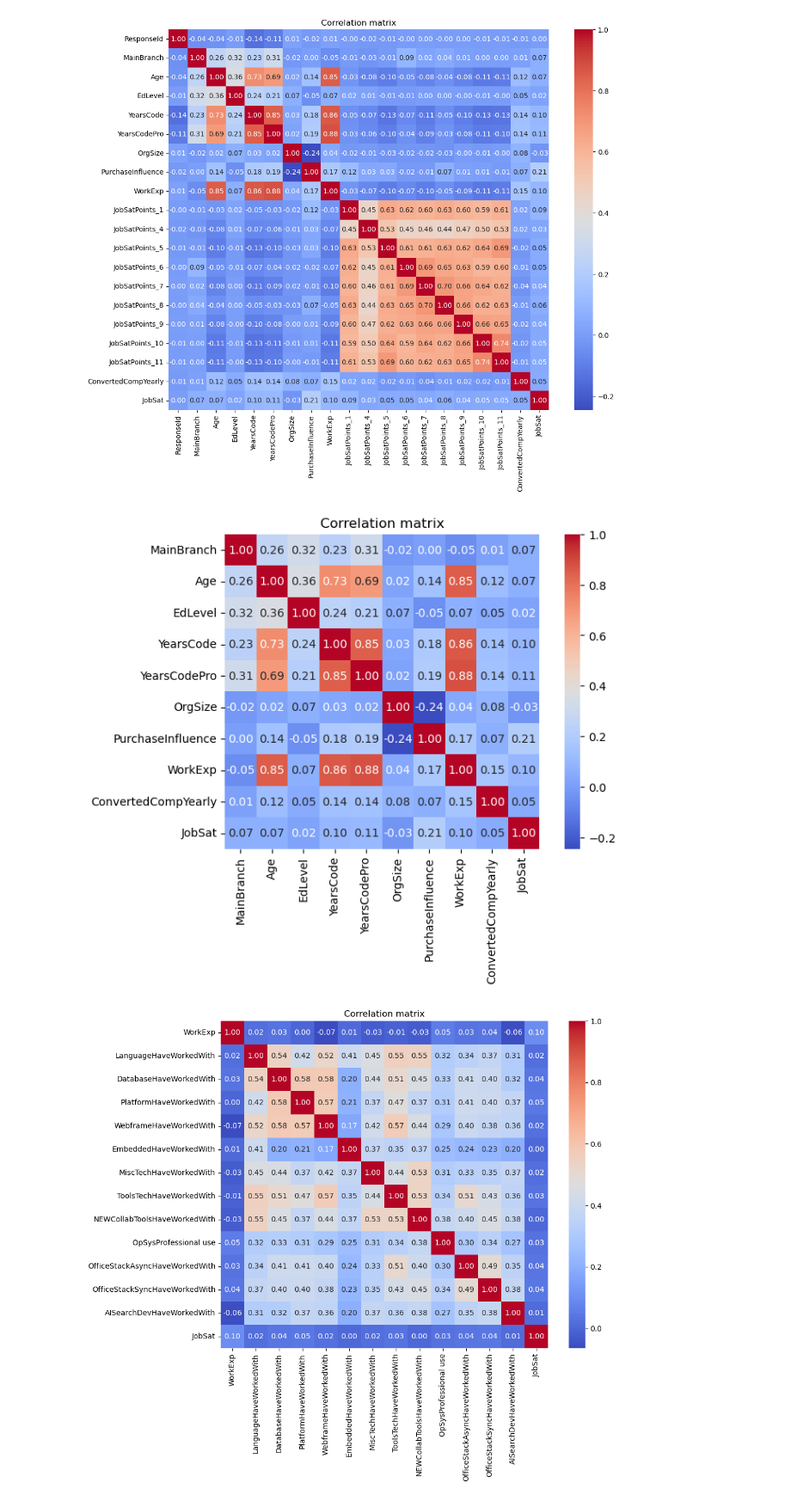
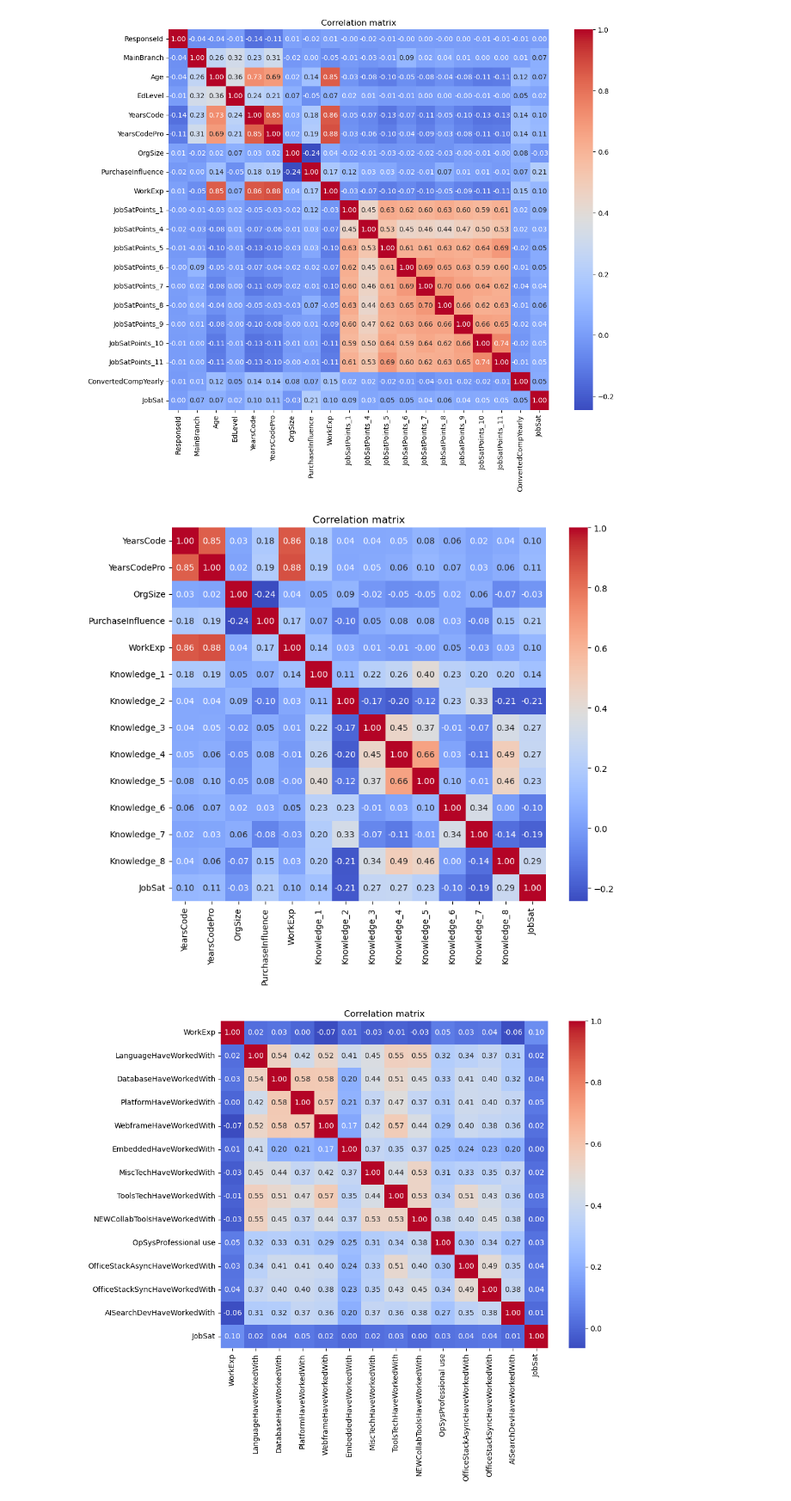
Before and after one commit to LucWill/so_satisfaction, a Jupyter notebook: EDA_correlations.ipynb, the cells around one changed output. Shown at 86% size. Saved outputs shown, nothing was run; the diff lists cells and outputs as text; code cells hidden in the pictures.

```diff
--- a/EDA_correlations.ipynb
+++ b/EDA_correlations.ipynb
@@ -118,14 +118,14 @@ plt.show()
 # %% [output]
 [figure]
 # %%
-df1 = df[['MainBranch', 'Age', 'EdLevel', 'YearsCode', 'YearsCodePro', 'OrgSize', 'PurchaseInfluence', 'WorkExp', 'ConvertedCompYearly','JobSat']]
+df1 = df[['YearsCode', 'YearsCodePro', 'OrgSize', 'PurchaseInfluence', 'WorkExp', 'Knowledge_1', 'Knowledge_2', 'Knowledge_3', 'Knowledge_4', 'Knowledge_5', 'Knowledge_6', 'Knowledge_7', 'Knowledge_8','JobSat']]
 corr = df1.corr(numeric_only=True)
-plt.figure(figsize=(8, 5))
+plt.figure(figsize=(10, 8))
 sns.heatmap(corr, annot=True, cmap="coolwarm", fmt=".2f", square=True)
 plt.title("Correlation matrix")
 plt.show()
 # %% [output]
-[figure, old version]
+[figure, new version]
 # %%
 categories = ['LanguageHaveWorkedWith', 'DatabaseHaveWorkedWith', 'PlatformHaveWorkedWith', 'WebframeHaveWorkedWith', 'EmbeddedHaveWorkedWith', 'MiscTechHaveWorkedWith', 'ToolsTechHaveWorkedWith', 'NEWCollabToolsHaveWorkedWith', 'OpSysProfessional use', 'OfficeStackAsyncHaveWorkedWith', 'OfficeStackSyncHaveWorkedWith', 'AISearchDevHaveWorkedWith']
 for i in categories:
```
Also changed, not shown: parts of 4 cells of this notebook, 1 other file.
